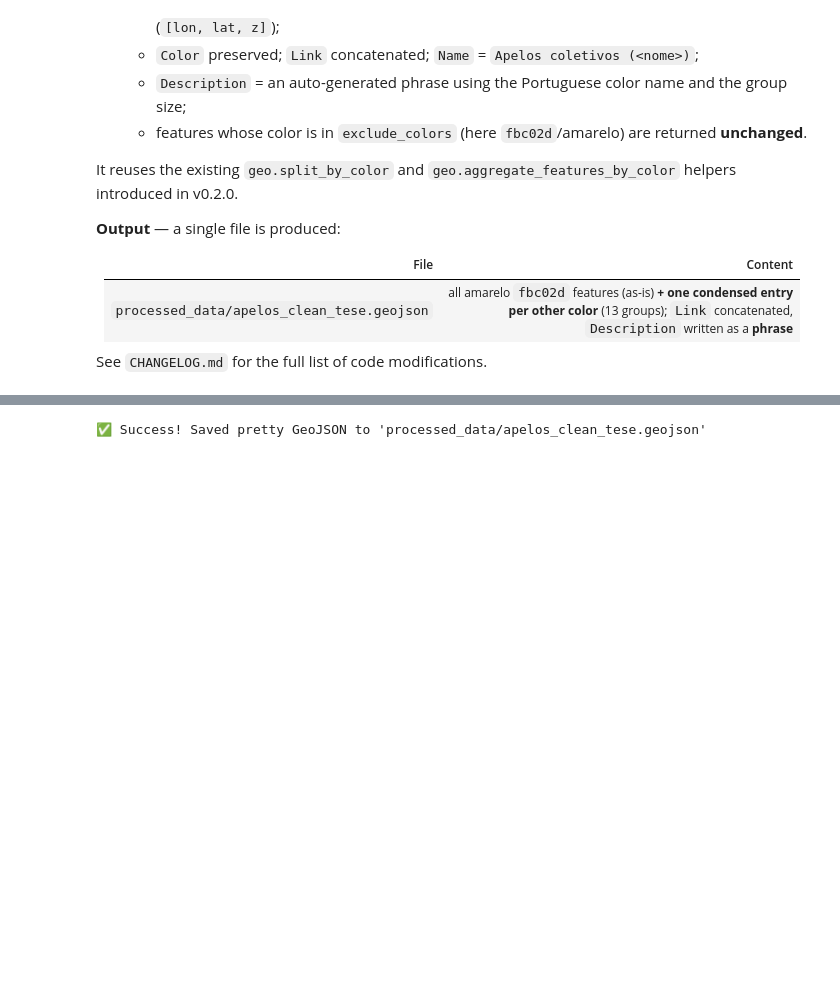
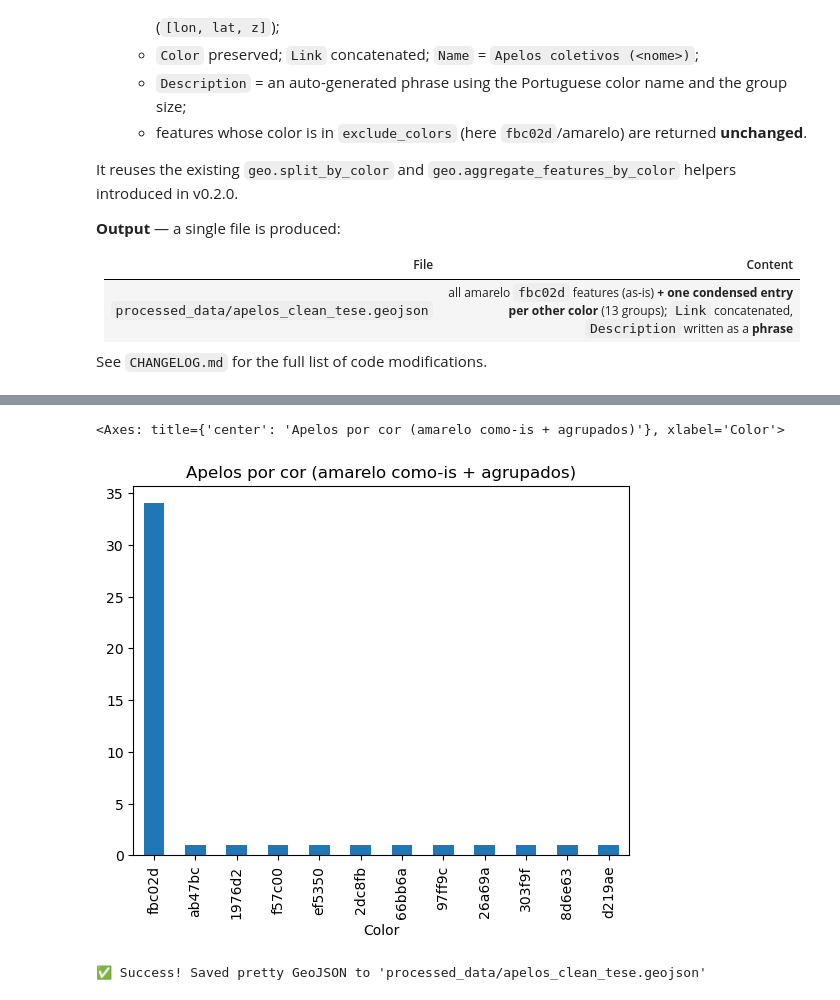
Before and after one commit to eu-cristofer/geo, a Jupyter notebook: 02_processing_KML.ipynb, the cells around one changed output, grey strips where cells are left out. Saved outputs shown, nothing was run; the diff lists cells and outputs as text; code cells hidden in the pictures; blank space fills up the shorter version.

```diff
--- a/02_processing_KML.ipynb
+++ b/02_processing_KML.ipynb
@@ -147,3 +147,8 @@ clean (amarelo as-is + grouped colors): 50
+# %%
+apelos_clean.Color.value_counts().plot(kind="bar", title="Apelos por cor (amarelo como-is + agrupados)")
+# %% [output]
+<Axes: title={'center': 'Apelos por cor (amarelo como-is + agrupados)'}, xlabel='Color'>
+[figure, added]
 # %%
 # Export the single product:
 #   - apelos_clean_tese: amarelo features (as-is) + the condensed color groups
```
Also changed, not shown: parts of 5 cells of this notebook, 5 other files.
